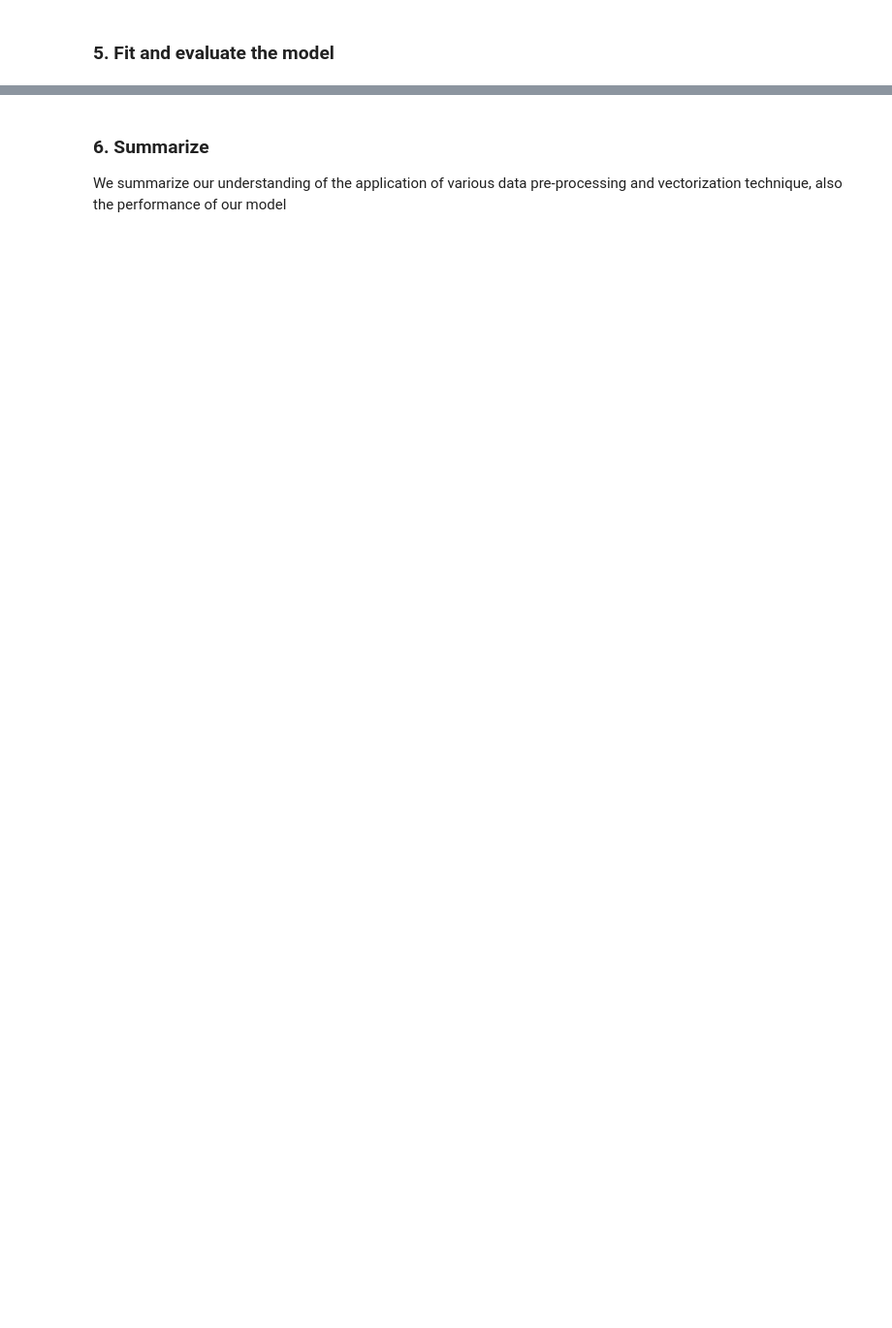
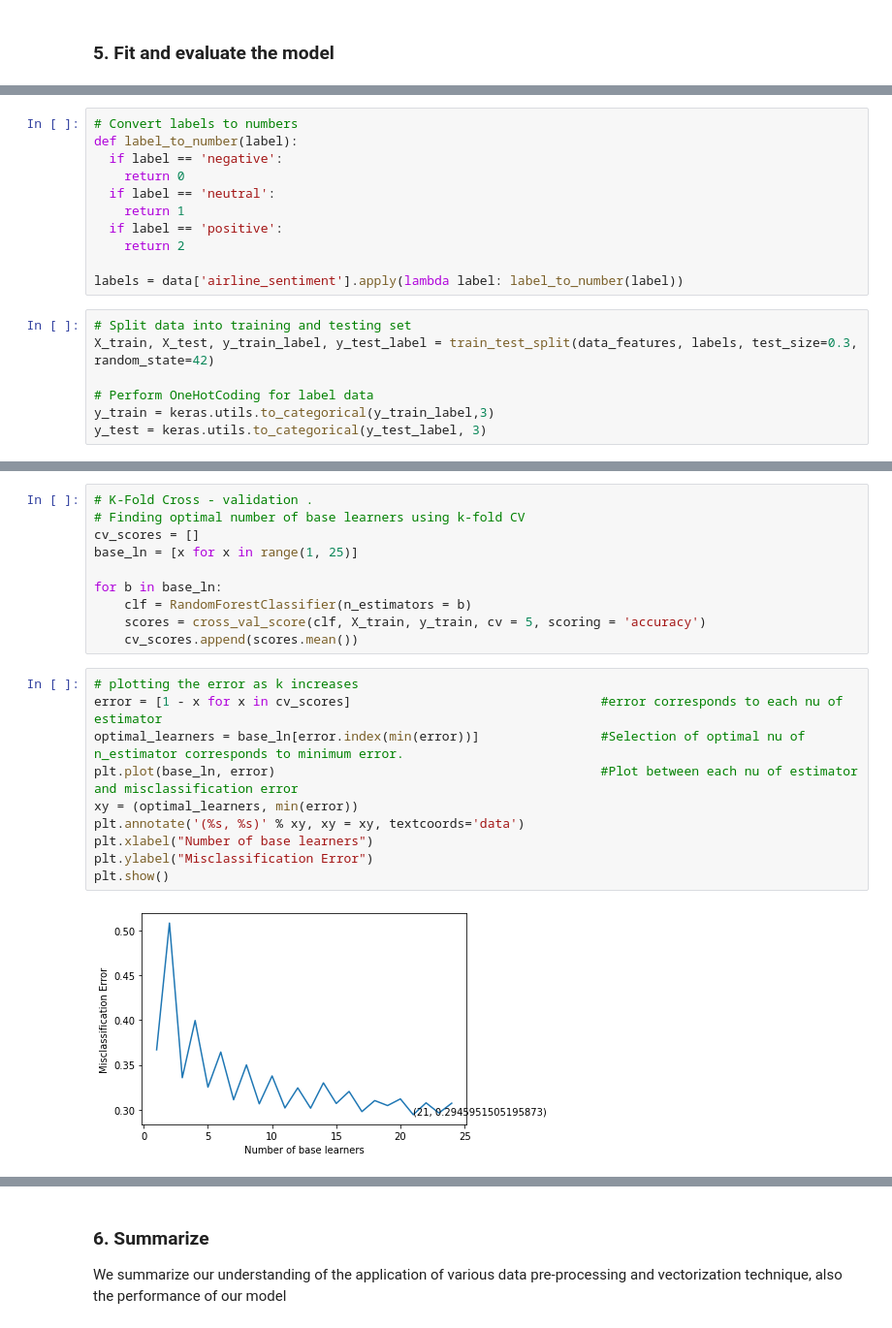
Before and after one commit to nguyenmaukhoa/Introduction-to-NLP, a Jupyter notebook: Project - Twitter US Airline Sentiment.ipynb, the cells around one changed output, grey strips where cells are left out. Shown: that part at 97% size. Drawn from its saved outputs; the diff is of its cells as text; blank space fills up the shorter version.

```diff
--- a/Project - Twitter US Airline Sentiment.ipynb
+++ b/Project - Twitter US Airline Sentiment.ipynb
@@ -259,0 +290,18 @@ There are 2 popular techniques to vectorize text data
+# %%
+# Convert labels to numbers
+def label_to_number(label):
+  if label == 'negative':
+    return 0
+  if label == 'neutral':
+    return 1
+  if label == 'positive':
+    return 2
+
+labels = data['airline_sentiment'].apply(lambda label: label_to_number(label))
+# %%
+# Split data into training and testing set
+X_train, X_test, y_train_label, y_test_label = train_test_split(data_features, labels, test_size=0.3, random_state=42)
+
+# Perform OneHotCoding for label data
+y_train = keras.utils.to_categorical(y_train_label,3)
+y_test = keras.utils.to_categorical(y_test_label, 3)
@@ -259,0 +325,22 @@ There are 2 popular techniques to vectorize text data
+# %%
+# K-Fold Cross - validation .
+# Finding optimal number of base learners using k-fold CV
+cv_scores = []
+base_ln = [x for x in range(1, 25)]
+
+for b in base_ln:
+    clf = RandomForestClassifier(n_estimators = b)
+    scores = cross_val_score(clf, X_train, y_train, cv = 5, scoring = 'accuracy')
+    cv_scores.append(scores.mean())
+# %%
+# plotting the error as k increases
+error = [1 - x for x in cv_scores]                                 #error corresponds to each nu of estimator
+optimal_learners = base_ln[error.index(min(error))]                #Selection of optimal nu of n_estimator corresponds to minimum error.
+plt.plot(base_ln, error)                                           #Plot between each nu of estimator and misclassification error
+xy = (optimal_learners, min(error))
+plt.annotate('(%s, %s)' % xy, xy = xy, textcoords='data')
+plt.xlabel("Number of base learners")
+plt.ylabel("Misclassification Error")
+plt.show()
+# %% [output]
+[figure, added]
```
Also changed, not shown: parts of 27 cells of this notebook.
